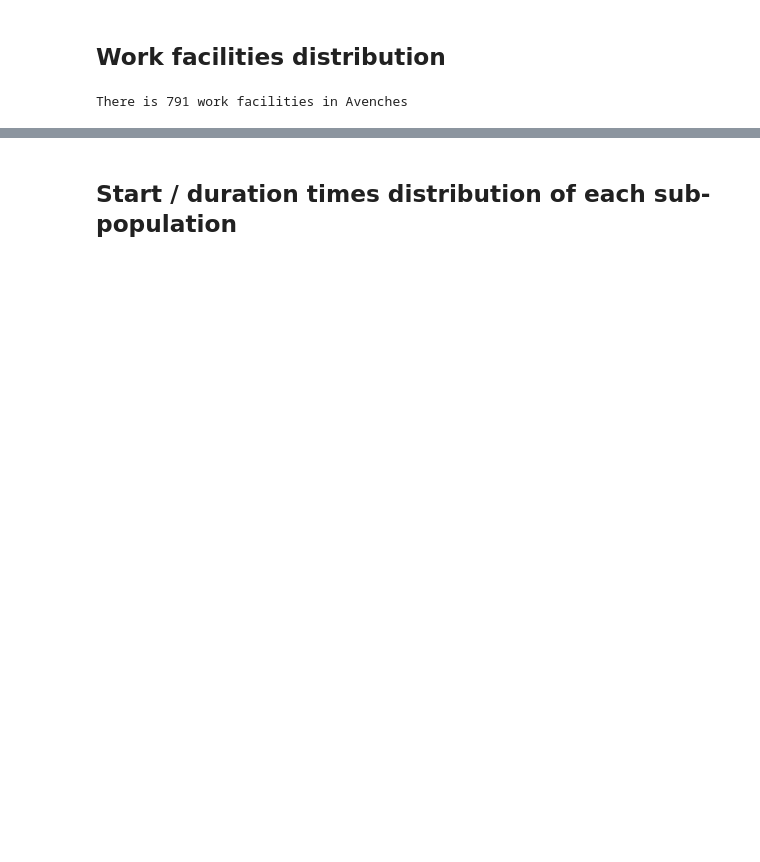
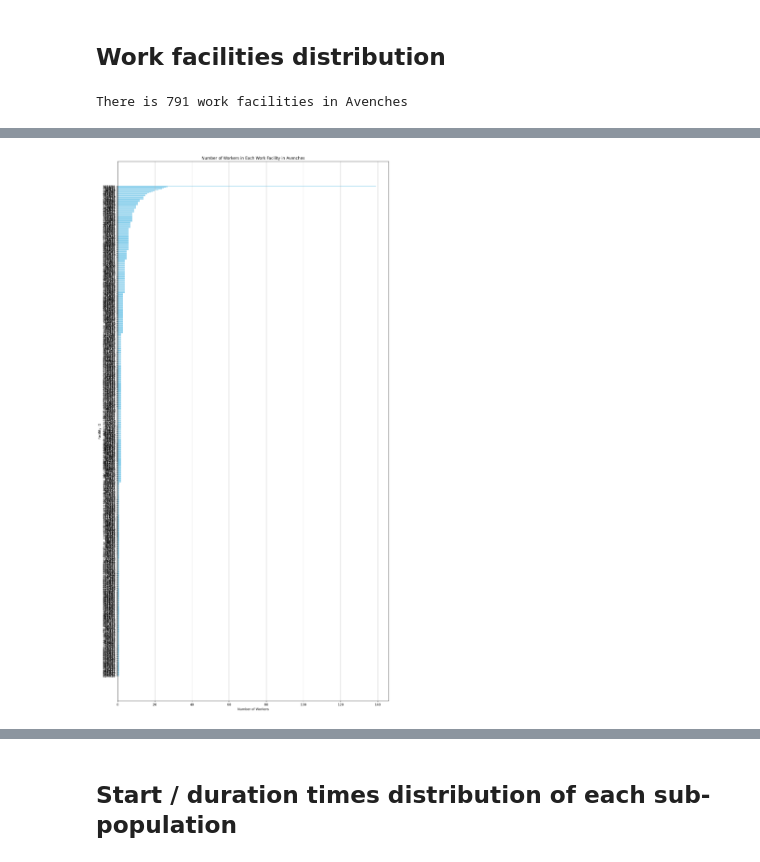
Before and after one commit to phellich/scheduling, a Jupyter notebook: Distributions.ipynb, the cells around one changed output, grey strips where cells are left out. Cells and saved outputs as stored; diff of their text form; code cells hidden in the pictures; blank space fills up the shorter version.

```diff
--- a/Distributions.ipynb
+++ b/Distributions.ipynb
@@ -89,14 +91,16 @@ There is 791 work facilities in Avenches
 # %%
-# # Créer le diagramme à barres
-# plt.figure(figsize=(15, 30))  # Vous devrez peut-être ajuster la taille pour la lisibilité
-# plt.barh(work_facilities_count.index.astype(str), work_facilities_count.values, color='skyblue')
-# plt.xlabel('Number of Workers')
-# plt.ylabel('Facility ID')
-# plt.title(f'Number of Workers in Each Work Facility in {LOCAL}')
-# plt.grid(axis='x')
+# Créer le diagramme à barres
+plt.figure(figsize=(15, 30))  # Vous devrez peut-être ajuster la taille pour la lisibilité
+plt.barh(work_facilities_count.index.astype(str), work_facilities_count.values, color='skyblue')
+plt.xlabel('Number of Workers')
+plt.ylabel('Facility ID')
+plt.title(f'Number of Workers in Each Work Facility in {LOCAL}')
+plt.grid(axis='x')
 
-# # Afficher le graphique
-# plt.show()
+# Afficher le graphique
+plt.show()
+# %% [output]
+[figure, added]
 # %%
 # Supposons que work_facilities_count est votre DataFrame avec 'facility' comme index et un comptage des travailleurs comme valeurs
 facilities = work_facilities_count.index.tolist()
```
Also changed, not shown: parts of 6 cells of this notebook, 30 other files.
